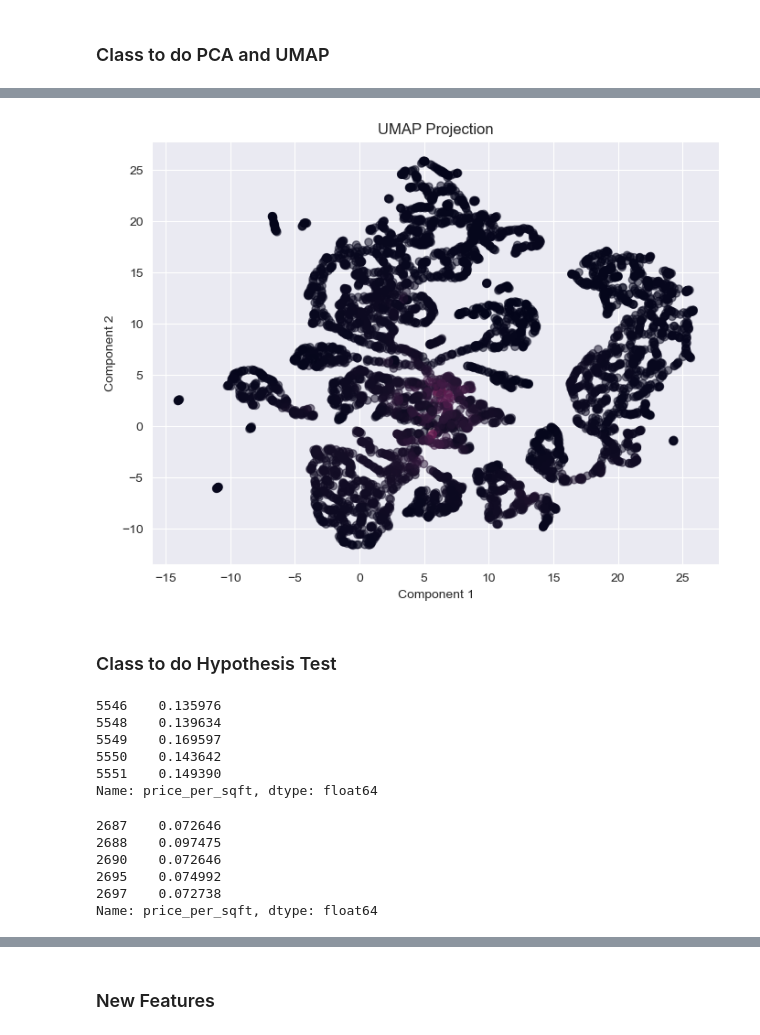
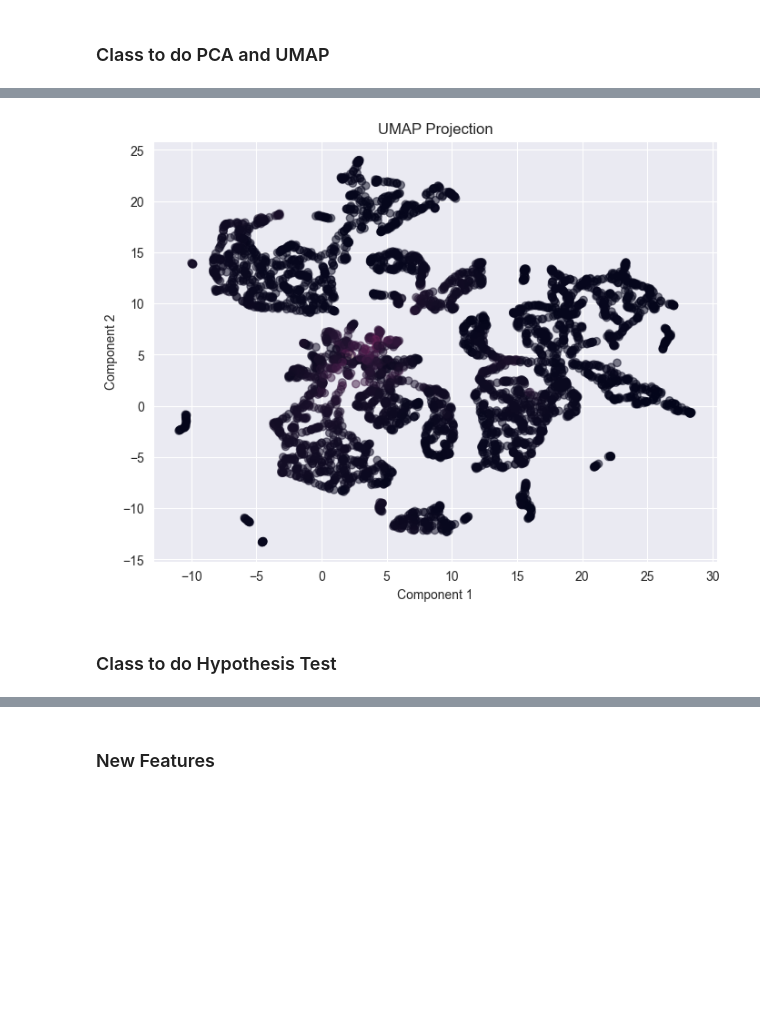
Before and after one commit to VitorVieira20/Ciencia-Dados-2024-G10, a Jupyter notebook: Project/code_netbook.ipynb, the cells around one changed output, grey strips where cells are left out. Cells and saved outputs as stored; diff of their text form; code cells hidden in the pictures; blank space fills up the shorter version.

```diff
--- a/Project/code_netbook.ipynb
+++ b/Project/code_netbook.ipynb
@@ -258,0 +276,9 @@ class RemoveOutliers:
+# %%
+filter_locations = FilterLocations(clean_data)
+filter_locations.clean_data()
+
+# Access the data and labels attributes
+print("Training data shape:", filter_locations.data_train.shape)
+print("Training labels shape:", filter_locations.labels_train.shape)
+print("Testing data shape:", filter_locations.data_test.shape)
+print("Testing labels shape:", filter_locations.labels_test.shape)
@@ -258,0 +340,9 @@ class RemoveOutliers:
+# %%
+removePriceBySquareFeat = RemovePriceBySquareFeatOutliers(filter_locations)
+removePriceBySquareFeat.clean_data()
+
+# Access the data and labels attributes
+print("Training data shape:", removePriceBySquareFeat.data_train.shape)
+print("Training labels shape:", removePriceBySquareFeat.labels_train.shape)
+print("Testing data shape:", removePriceBySquareFeat.data_test.shape)
+print("Testing labels shape:", removePriceBySquareFeat.labels_test.shape)
@@ -258,0 +403,9 @@ class RemoveOutliers:
+# %%
+removePriceLocation = RemovePriceLocationsOutliers(removePriceBySquareFeat)
+removePriceLocation.clean_data()
+
+# Access the data and labels attributes
+print("Training data shape:", removePriceLocation.data_train.shape)
+print("Training labels shape:", removePriceLocation.labels_train.shape)
+print("Testing data shape:", removePriceLocation.data_test.shape)
+print("Testing labels shape:", removePriceLocation.labels_test.shape)
@@ -258,0 +473,9 @@ class RemoveOutliers:
+# %%
+removeBedroom = RemoveBedroomsOutliers(removePriceLocation)
+removeBedroom.clean_data()
+
+# Access the data and labels attributes
+print("Training data shape:", removeBedroom.data_train.shape)
+print("Training labels shape:", removeBedroom.labels_train.shape)
+print("Testing data shape:", removeBedroom.data_test.shape)
+print("Testing labels shape:", removeBedroom.labels_test.shape)
@@ -556,10 +741,10 @@ class DimensionalityReduction:
         plt.show()
 # %%
 # Our data
-data = second_outliers[['total_sqft', 'bath', 'balcony', 'rooms', 'price_per_sqft']]
+data = removeBedroom.data_train[['total_sqft', 'bath', 'balcony', 'rooms', 'price_per_sqft']]
 
 # Our target
-targets = second_outliers['price']
+targets = removeBedroom.labels_train
 
 # Initialize DimensionalityReduction object
 dr = DimensionalityReduction(data, targets)
@@ -574,4 +759,4 @@ dr.plot_projection(dr.compute_umap(), 'UMAP Projection')
-[figure, old version]
+[figure, new version]
 # %% [markdown]
 ### Class to do Hypothesis Test
 # %%
@@ -640,20 +826,0 @@ total_sqft_Rajaji_Nagar = second_outliers[second_outliers['location'] == 'Rajaji
-# %%
-#Show Rajaji Nagar data
-price_sqft_Rajaji_Nagar.head()
-# %% [output]
-5546    0.135976
-5548    0.139634
-5549    0.169597
-5550    0.143642
-5551    0.149390
-Name: price_per_sqft, dtype: float64
-# %%
-#Show Hebbal data
-price_sqft_Hebbal.head()
-# %% [output]
-2687    0.072646
-2688    0.097475
-2690    0.072646
-2695    0.074992
-2697    0.072738
-Name: price_per_sqft, dtype: float64
```
Also changed, not shown: parts of 44 cells of this notebook, 13 other files.
